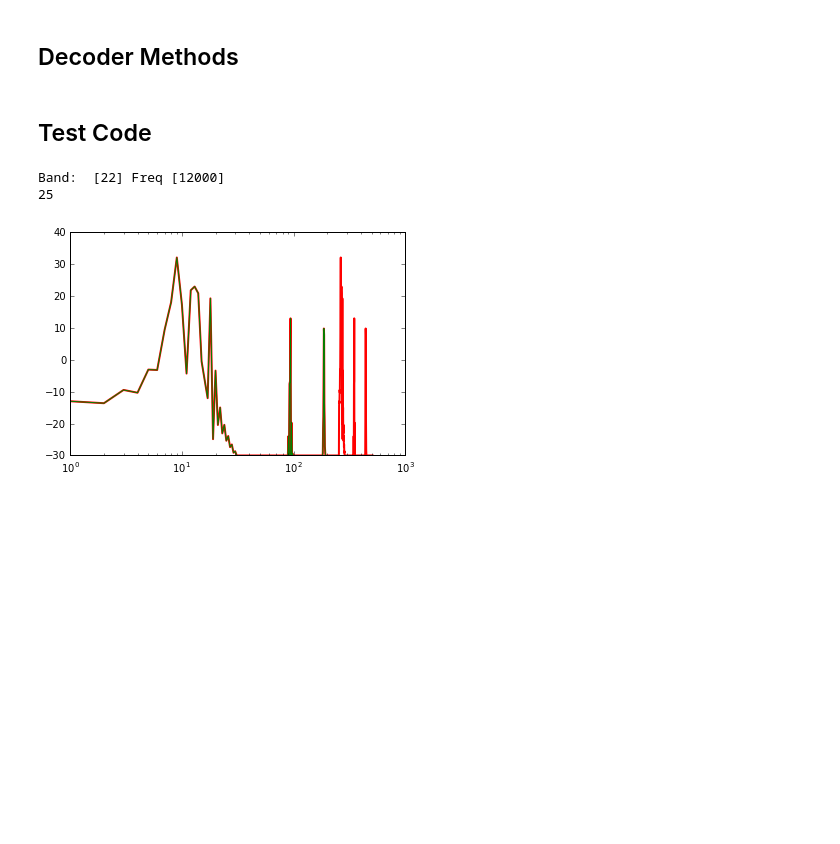
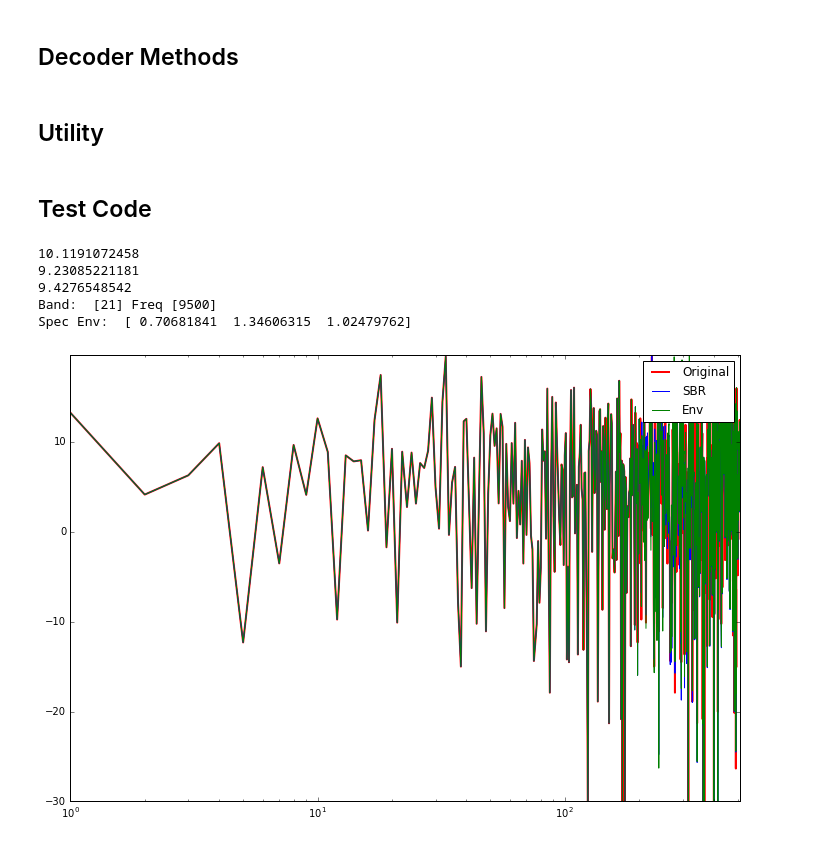
Before and after one commit to nickgang/ccrmac, a Jupyter notebook: baseCoder/SBR.ipynb, the cells around one changed output. Cells and saved outputs as stored; diff of their text form; code cells hidden in the pictures; blank space fills up the shorter version.

```diff
--- a/baseCoder/SBR.ipynb
+++ b/baseCoder/SBR.ipynb
@@ -5,6 +5,7 @@ import psychoac as p
 import matplotlib.pyplot as plt
 import mdct as m
 %matplotlib inline
+plt.rcParams['figure.figsize'] = (12.0, 8.0)
 # %% [markdown]
 ## Encoder Methods
 # %%
@@ -26,8 +27,14 @@ def calcSpecEnv(data,cutoff,fs):
 
     specEnv = np.zeros(nHfBands-1)
     for i in range(nHfBands-1):
-        bandLines = np.intersect1d(np.argwhere(freqVec>bandLimits[cutBand+i]),np.argwhere(freqVec<=bandLimits[cutBand+i+1]))
-        specEnv[i] = np.mean(XnI[bandLines]) # Spec Env is avg intensity in each hi-freq critical band
+        bandLines = np.intersect1d(np.argwhere(freqVec>bandLimits[cutBand+i]),\
+                                   np.argwhere(freqVec<=bandLimits[cutBand+i+1]))
+        highMean = np.mean(XnI[bandLines])
+        subBand = XnI[i*len(bandLines):(i+1)*len(bandLines)]
+        subMean = np.mean(subBand)
+        # Spec Env is ratio of avg intensity in each hi-freq critical band to corresponding sub band
+        specEnv[i]=highMean/subMean
+    specEnv[np.nonzero(np.isnan(specEnv))] = 1 # Get rid of pesky nans
 
     return specEnv
 # %% [markdown]
@@ -64,9 +71,11 @@ def EnvAdjust(mdctLines,fs,envelope):
         # Find MDCT lines in this critical band and apply envelope from encoder
         bandLines = np.intersect1d(np.argwhere(mdctFreq>bandLimits[cutBand+i]),\
                                    np.argwhere(mdctFreq<=bandLimits[cutBand+i+1]))
+        bandInt = np.mean(tempLines[bandLines]) # Average intensity in current band
         tempLines[bandLines] *= envelope[i]
-
     return tempLines
+# %% [markdown]
+## Utility
 # %%
 # Utility Function to Convert Cutoff Freq to Bin number
 def freqToBin(nMDCT,cutoff,fs):
@@ -86,42 +95,54 @@ def freqToBand(cutoff):
 # %%
 #-----------------------------------------------------------------------------
 
 #Testing code
 if __name__ == "__main__":
     fs = 48000
     T = 1/float(fs)
     N = 1024
     n = np.arange(0,N*T,T)
     freqVec = np.arange(0,fs/2,fs/float(N)) # Vector of frequencies for plotting
     freqMDCT = freqVec + (fs/float(2.*N)) # MDCT Lines
 
-    # Test Signal from previous hw
-    A = np.array([0.40,0.20,0.20,0.09,0.06,0.05]) # Sinusoidal component amplitudes
-    F = np.array([440,550,660,880,4400,8800]) # Sinusoidal frequencies
-    xn = A[0]*np.cos(2*np.pi*F[0]*n) + A[1]*np.cos(2*np.pi*F[1]*n) +\
-    A[2]*np.cos(2*np.pi*F[2]*n) + A[3]*np.cos(2*np.pi*F[3]*n) + \
-    A[4]*np.cos(2*np.pi*F[4]*n) + A[5]*np.cos(2*np.pi*F[5]*n)
+#     # Test Signal from previous hw
+#     A = np.array([0.40,0.20,0.20,0.09,0.06,0.05]) # Sinusoidal component amplitudes
+#     F = np.array([440,550,660,880,4400,8800]) # Sinusoidal frequencies
+#     xn = A[0]*np.cos(2*np.pi*F[0]*n) + A[1]*np.cos(2*np.pi*F[1]*n) +\
+#     A[2]*np.cos(2*np.pi*F[2]*n) + A[3]*np.cos(2*np.pi*F[3]*n) + \
+#     A[4]*np.cos(2*np.pi*F[4]*n) + A[5]*np.cos(2*np.pi*F[5]*n)
+
+#     Noise Signal
+    xn = np.random.uniform(-1,1,(N))
 
     Xmdct = m.MDCT(w.SineWindow(xn),N/2,N/2) # Compute FFT of signal
     sineWin = (1/float(N))*np.sum(np.power(w.SineWindow(np.ones_like(xn)),2)) # Get avg pow of hann window
     XmI = (4/(np.power(N,2)*sineWin))*(np.power(np.abs(Xmdct),2)) # Convert values of FFT to intensity
 
-    cutoff = fs/4
-
-    print 'Band: ',freqToBand(cutoff),'Freq',p.cbFreqLimits[freqToBand(cutoff)]
-    print p.cbFreqLimits.size
+    cutoff = 9000
 
     specEnv = calcSpecEnv(xn,cutoff,fs)
 
     newBins = HiFreqRec(XmI,fs,cutoff)
     noiseBins = AddHiFreqs(newBins,fs,cutoff)
     envBins = EnvAdjust(noiseBins,fs,specEnv)
 
     plt.figure(1)
-    plt.semilogx(p.SPL(XmI),color='red',lw=2)
+    plt.semilogx(p.SPL(XmI),color='red',lw=2,label="Original")
     plt.hold(True)
-    plt.semilogx(p.SPL(envBins),color='green',lw=1)
+    plt.semilogx(p.SPL(noiseBins),color='blue',lw=1,label="SBR")
+    plt.hold(True)
+    plt.semilogx(p.SPL(envBins),color='green',lw=1,label="Env")
+    plt.hold(True)
+    a = plt.gca()
+    a.legend()
+    a.axis('tight')
+
+    print 'Band: ',freqToBand(cutoff),'Freq',p.cbFreqLimits[freqToBand(cutoff)]
+    print 'Spec Env: ',specEnv
 # %% [output]
-Band:  [22] Freq [12000]
-25
+10.1191072458
+9.23085221181
+9.4276548542
+Band:  [21] Freq [9500]
+Spec Env:  [ 0.70681841  1.34606315  1.02479762]
-[figure, old version]
+[figure, new version]
```
Also changed, not shown: parts of 1 cell of this notebook, 1 other file.
